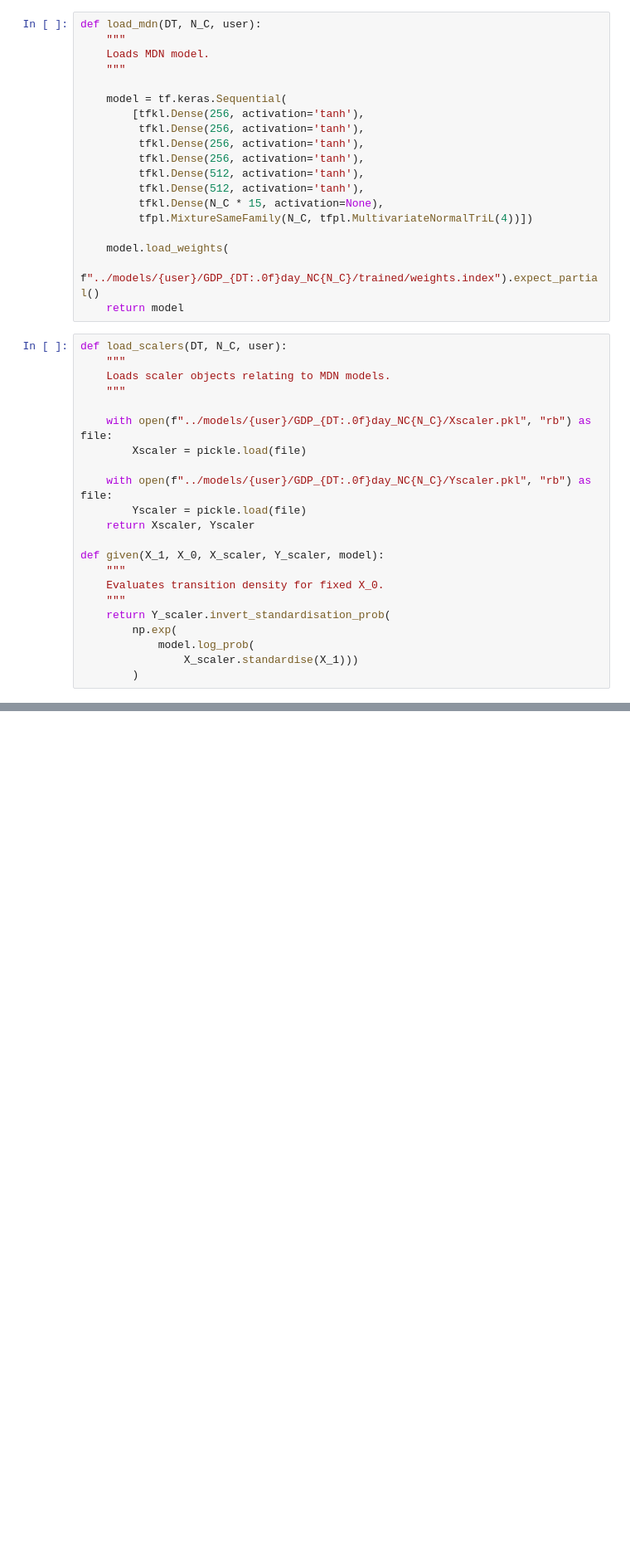
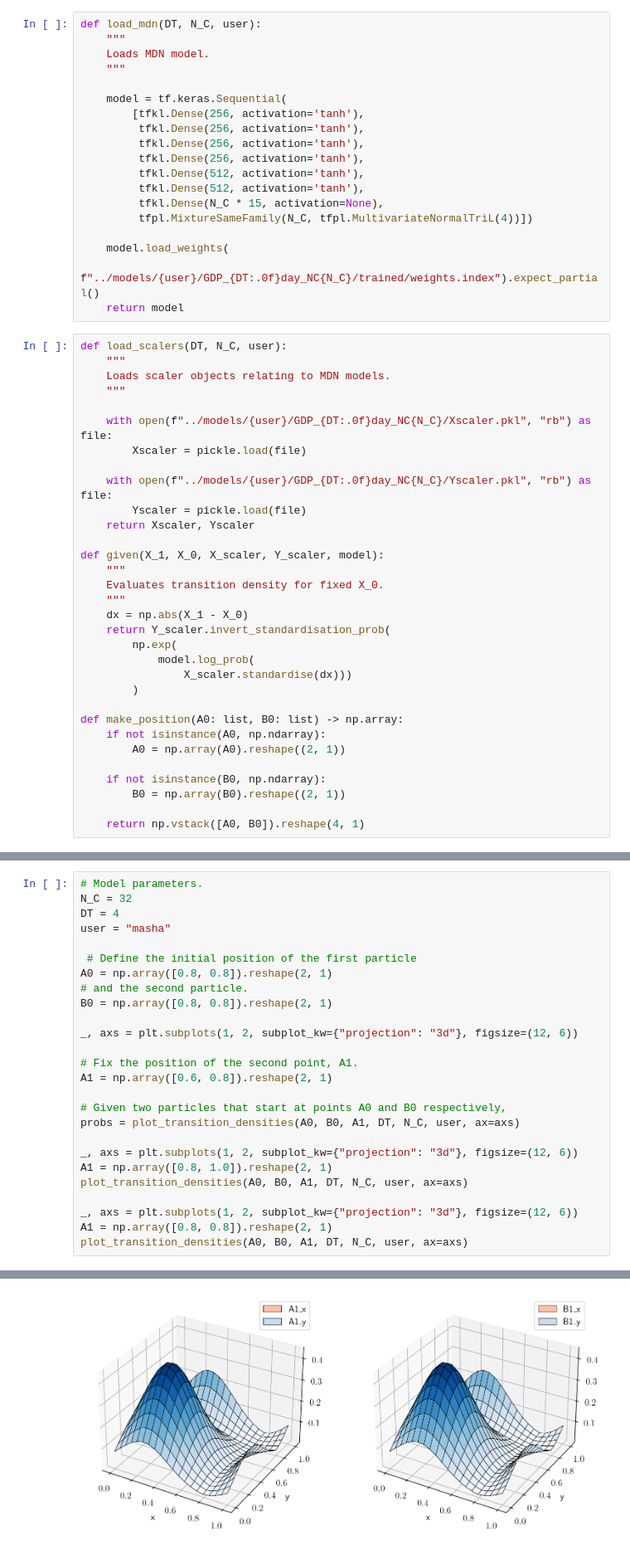
Before and after one commit to KatharinaBracher/Brownian-Bug-Model, a Jupyter notebook: pnn/plot_density.ipynb, the cells around one changed output, grey strips where cells are left out. Shown at 83% size. Drawn from its saved outputs; the diff is of its cells as text; blank space fills up the shorter version.

```diff
--- a/pnn/plot_density.ipynb
+++ b/pnn/plot_density.ipynb
@@ -52,8 +52,18 @@ def given(X_1, X_0, X_scaler, Y_scaler, model):
     """
     Evaluates transition density for fixed X_0.
     """
+    dx = np.abs(X_1 - X_0)
     return Y_scaler.invert_standardisation_prob(
         np.exp(
             model.log_prob(
-                X_scaler.standardise(X_1)))
+                X_scaler.standardise(dx)))
         )
+
+def make_position(A0: list, B0: list) -> np.array:
+    if not isinstance(A0, np.ndarray):
+        A0 = np.array(A0).reshape((2, 1))
+
+    if not isinstance(B0, np.ndarray):
+        B0 = np.array(B0).reshape((2, 1))
+
+    return np.vstack([A0, B0]).reshape(4, 1)
@@ -120,0 +167,27 @@ def plot_transition_densities(A0, B0, A1, DT, N_C, user, disc_n=20):
+# %%
+# Model parameters.
+N_C = 32
+DT = 4
+user = "masha"
+
+ # Define the initial position of the first particle
+A0 = np.array([0.8, 0.8]).reshape(2, 1)
+# and the second particle.
+B0 = np.array([0.8, 0.8]).reshape(2, 1)
+
+_, axs = plt.subplots(1, 2, subplot_kw={"projection": "3d"}, figsize=(12, 6))
+
+# Fix the position of the second point, A1.
+A1 = np.array([0.6, 0.8]).reshape(2, 1)
+
+# Given two particles that start at points A0 and B0 respectively,
+probs = plot_transition_densities(A0, B0, A1, DT, N_C, user, ax=axs)
+
+_, axs = plt.subplots(1, 2, subplot_kw={"projection": "3d"}, figsize=(12, 6))
+A1 = np.array([0.8, 1.0]).reshape(2, 1)
+plot_transition_densities(A0, B0, A1, DT, N_C, user, ax=axs)
+
+_, axs = plt.subplots(1, 2, subplot_kw={"projection": "3d"}, figsize=(12, 6))
+A1 = np.array([0.8, 0.8]).reshape(2, 1)
+plot_transition_densities(A0, B0, A1, DT, N_C, user, ax=axs)
+# %% [output]
@@ -120,0 +202 @@ def plot_transition_densities(A0, B0, A1, DT, N_C, user, disc_n=20):
+[figure, added]
```
Also changed, not shown: parts of 9 cells of this notebook.
